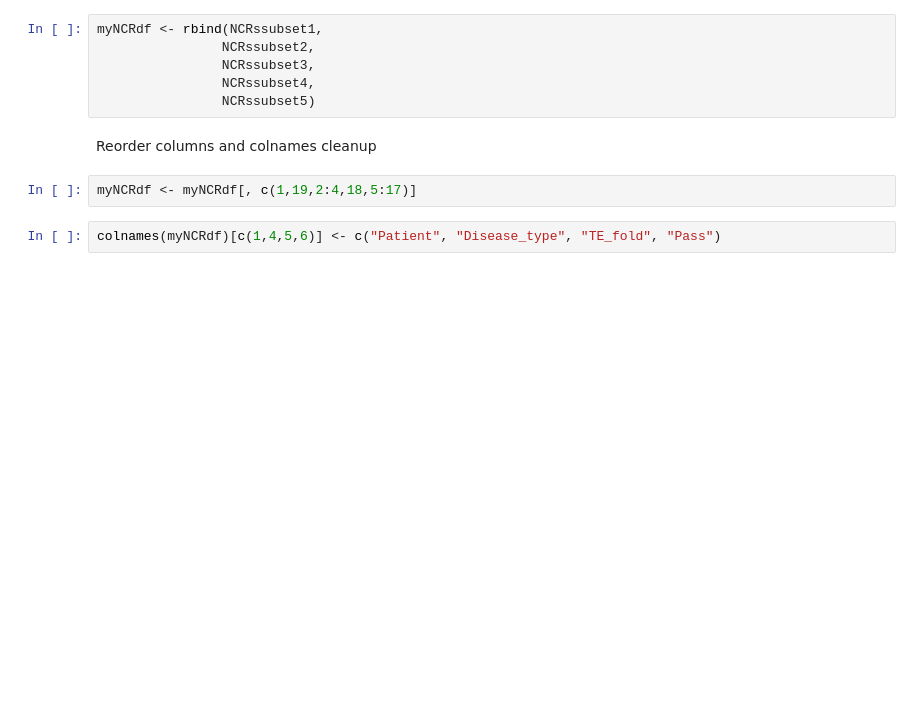
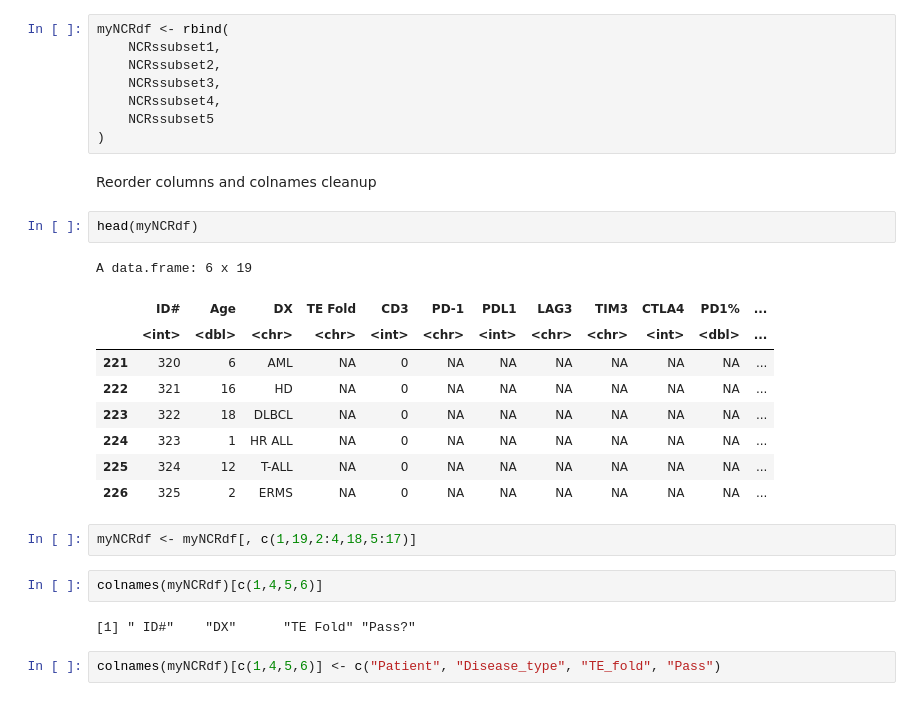
Before and after one commit to pughlab/ped_CapTCRseq, a Jupyter notebook: notebooks/01_metadata_flow.ipynb, the cells around one changed output. Cells and saved outputs as stored; diff of their text form; blank space fills up the shorter version.

```diff
--- a/notebooks/01_metadata_flow.ipynb
+++ b/notebooks/01_metadata_flow.ipynb
@@ -166,15 +195,33 @@ NCRssubset3$cycle <- "03"
 NCRssubset4$cycle <- "04"
 NCRssubset5$cycle <- "05"
 # %%
-myNCRdf <- rbind(NCRssubset1,
-                NCRssubset2,
-                NCRssubset3,
-                NCRssubset4,
-                NCRssubset5)
+myNCRdf <- rbind(
+    NCRssubset1,
+    NCRssubset2,
+    NCRssubset3,
+    NCRssubset4,
+    NCRssubset5
+)
 # %% [markdown]
 Reorder columns and colnames cleanup
+# %%
+head(myNCRdf)
+# %% [output]
+A data.frame: 6 x 19
+|  | ID# | Age | DX | TE Fold | CD3 | PD-1 | PDL1 | LAG3 | TIM3 | CTLA4 | PD1% | ... |
+|  | <int> | <dbl> | <chr> | <chr> | <int> | <chr> | <int> | <chr> | <chr> | <int> | <dbl> | ... |
+| 221 | 320 | 6 | AML | NA | 0 | NA | NA | NA | NA | NA | NA | ... |
+| 222 | 321 | 16 | HD | NA | 0 | NA | NA | NA | NA | NA | NA | ... |
+| 223 | 322 | 18 | DLBCL | NA | 0 | NA | NA | NA | NA | NA | NA | ... |
+| 224 | 323 | 1 | HR ALL | NA | 0 | NA | NA | NA | NA | NA | NA | ... |
+| 225 | 324 | 12 | T-ALL | NA | 0 | NA | NA | NA | NA | NA | NA | ... |
+| 226 | 325 | 2 | ERMS | NA | 0 | NA | NA | NA | NA | NA | NA | ... |
 # %%
 myNCRdf <- myNCRdf[, c(1,19,2:4,18,5:17)]
+# %%
+colnames(myNCRdf)[c(1,4,5,6)]
+# %% [output]
+[1] " ID#"    "DX"      "TE Fold" "Pass?"
 # %%
 colnames(myNCRdf)[c(1,4,5,6)] <- c("Patient", "Disease_type", "TE_fold", "Pass")
 # %% [markdown]
```
Also changed, not shown: parts of 26 cells of this notebook, 2 other files.
